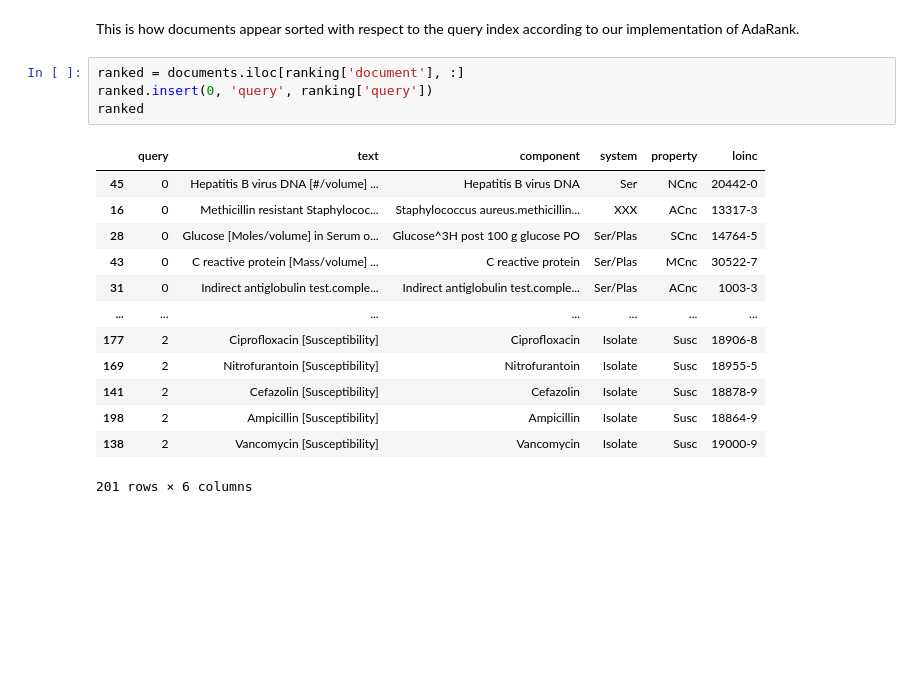
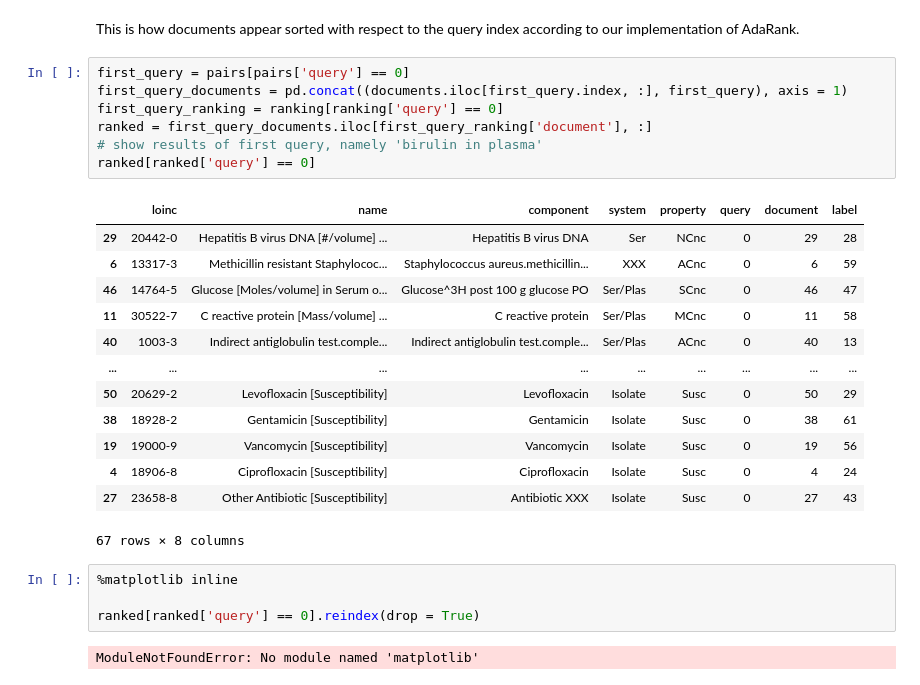
Before and after one commit to buttaciemanuel/adarank-demo, a Jupyter notebook: demo.ipynb, the cells around one changed output. Saved outputs shown, nothing was run; the diff lists cells and outputs as text; blank space fills up the shorter version.

```diff
--- a/demo.ipynb
+++ b/demo.ipynb
@@ -262,21 +269,30 @@ ranking
 201 rows × 2 columns
 # %% [markdown]
 This is how documents appear sorted with respect to the query index according to our implementation of AdaRank.
-# %%
-ranked = documents.iloc[ranking['document'], :]
-ranked.insert(0, 'query', ranking['query'])
-ranked
-# %% [output]
-|  | query | text | component | system | property | loinc |
-| 45 | 0 | Hepatitis B virus DNA [#/volume] ... | Hepatitis B virus DNA | Ser | NCnc | 20442-0 |
-| 16 | 0 | Methicillin resistant Staphylococ... | Staphylococcus aureus.methicillin... | XXX | ACnc | 13317-3 |
-| 28 | 0 | Glucose [Moles/volume] in Serum o... | Glucose^3H post 100 g glucose PO | Ser/Plas | SCnc | 14764-5 |
-| 43 | 0 | C reactive protein [Mass/volume] ... | C reactive protein | Ser/Plas | MCnc | 30522-7 |
-| 31 | 0 | Indirect antiglobulin test.comple... | Indirect antiglobulin test.comple... | Ser/Plas | ACnc | 1003-3 |
-| ... | ... | ... | ... | ... | ... | ... |
-| 177 | 2 | Ciprofloxacin [Susceptibility] | Ciprofloxacin | Isolate | Susc | 18906-8 |
-| 169 | 2 | Nitrofurantoin [Susceptibility] | Nitrofurantoin | Isolate | Susc | 18955-5 |
-| 141 | 2 | Cefazolin [Susceptibility] | Cefazolin | Isolate | Susc | 18878-9 |
-| 198 | 2 | Ampicillin [Susceptibility] | Ampicillin | Isolate | Susc | 18864-9 |
-| 138 | 2 | Vancomycin [Susceptibility] | Vancomycin | Isolate | Susc | 19000-9 |
-201 rows × 6 columns
+# %%
+first_query = pairs[pairs['query'] == 0]
+first_query_documents = pd.concat((documents.iloc[first_query.index, :], first_query), axis = 1)
+first_query_ranking = ranking[ranking['query'] == 0]
+ranked = first_query_documents.iloc[first_query_ranking['document'], :]
+# show results of first query, namely 'birulin in plasma'
+ranked[ranked['query'] == 0]
+# %% [output]
+|  | loinc | name | component | system | property | query | document | label |
+| 29 | 20442-0 | Hepatitis B virus DNA [#/volume] ... | Hepatitis B virus DNA | Ser | NCnc | 0 | 29 | 28 |
+| 6 | 13317-3 | Methicillin resistant Staphylococ... | Staphylococcus aureus.methicillin... | XXX | ACnc | 0 | 6 | 59 |
+| 46 | 14764-5 | Glucose [Moles/volume] in Serum o... | Glucose^3H post 100 g glucose PO | Ser/Plas | SCnc | 0 | 46 | 47 |
+| 11 | 30522-7 | C reactive protein [Mass/volume] ... | C reactive protein | Ser/Plas | MCnc | 0 | 11 | 58 |
+| 40 | 1003-3 | Indirect antiglobulin test.comple... | Indirect antiglobulin test.comple... | Ser/Plas | ACnc | 0 | 40 | 13 |
+| ... | ... | ... | ... | ... | ... | ... | ... | ... |
+| 50 | 20629-2 | Levofloxacin [Susceptibility] | Levofloxacin | Isolate | Susc | 0 | 50 | 29 |
+| 38 | 18928-2 | Gentamicin [Susceptibility] | Gentamicin | Isolate | Susc | 0 | 38 | 61 |
+| 19 | 19000-9 | Vancomycin [Susceptibility] | Vancomycin | Isolate | Susc | 0 | 19 | 56 |
+| 4 | 18906-8 | Ciprofloxacin [Susceptibility] | Ciprofloxacin | Isolate | Susc | 0 | 4 | 24 |
+| 27 | 23658-8 | Other Antibiotic [Susceptibility] | Antibiotic XXX | Isolate | Susc | 0 | 27 | 43 |
+67 rows × 8 columns
+# %%
+%matplotlib inline
+
+ranked[ranked['query'] == 0].reindex(drop = True)
+# %% [output]
+ModuleNotFoundError: No module named 'matplotlib'
```
Also changed, not shown: parts of 5 cells of this notebook, 9 other files.
